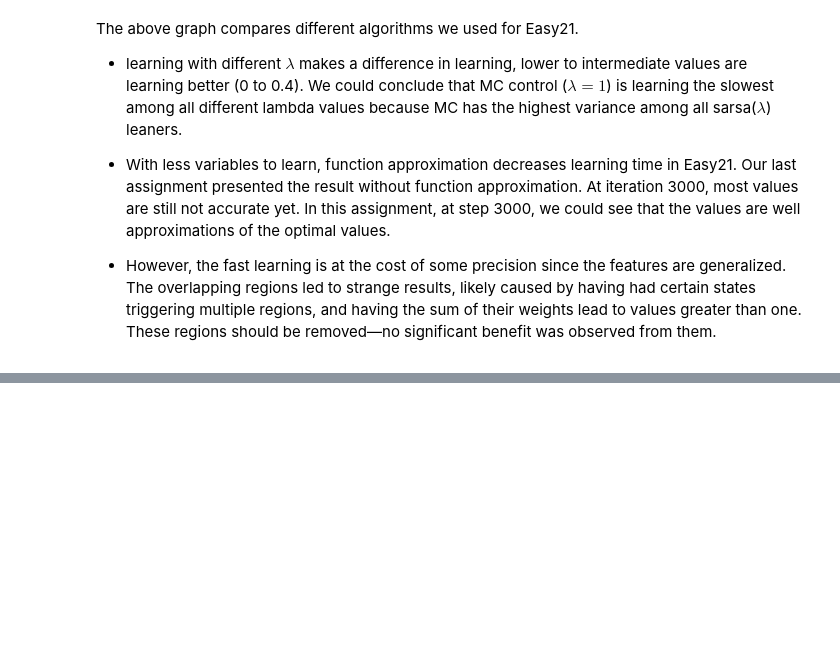
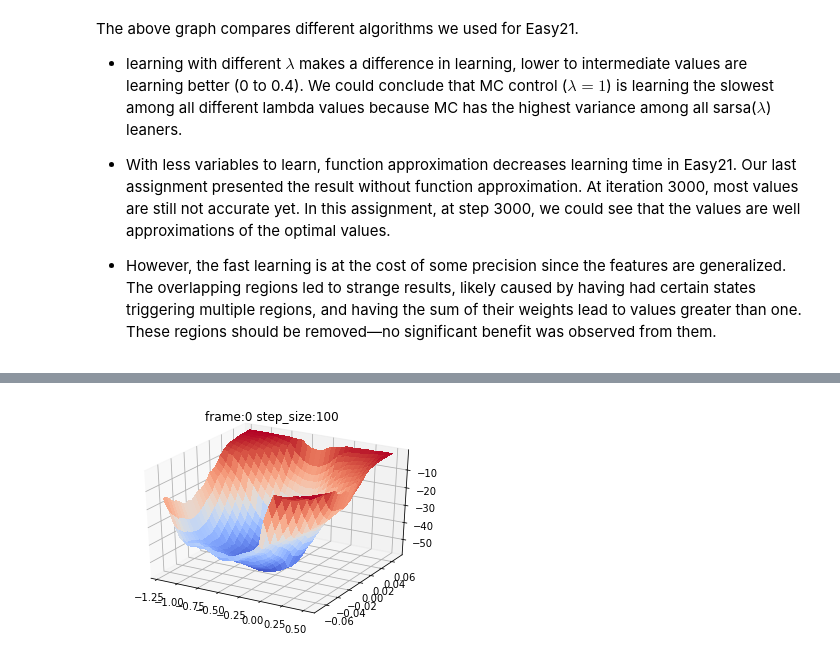
Before and after one commit to rllabmcgill/rlcourse-march-31-dy4242407, a Jupyter notebook: Assignment_SARSA_with_linear_function_approximation.ipynb, the cells around one changed output, grey strips where cells are left out. Cells and saved outputs as stored; diff of their text form; code cells hidden in the pictures; blank space fills up the shorter version.

```diff
--- a/Assignment_SARSA_with_linear_function_approximation.ipynb
+++ b/Assignment_SARSA_with_linear_function_approximation.ipynb
@@ -266,0 +556,35 @@ The above graph compares different algorithms we used for Easy21.
+# %%
+def animate(frame):
+    i = agent.iterations
+    #step_size = i
+    step_size = 100
+    agent.train(step_size)
+
+    ax.clear()
+    surf =  agent.plot_frame(ax)
+    plt.title('frame:%s step_size:%s ' % (frame, step_size) )
+    # plt.draw()
+    fig.canvas.draw()
+    #print("done ", frame, step_size, i)
+    return surf
+
+#%%
+import matplotlib.pyplot as plt
+import matplotlib.animation as animation
+from mpl_toolkits.mplot3d import Axes3D
+from matplotlib import cm
+get_ipython().magic(u'matplotlib inline')
+
+env1 = mountainCar()
+mlambda = 0.2
+agent = Sarsa_Agent(env1,mlambda)
+fig = plt.figure("N100")
+ax = fig.add_subplot(111, projection='3d')
+
+# ani = animation.FuncAnimation(fig, animate, 32, repeat=False)
+ani = animation.FuncAnimation(fig, animate, 10, repeat=False)
+
+# note: requires gif writer; swap with plt.show()
+ani.save('Sarsa_Agent_mountaincar_100_episode_per_frame.gif', writer='imagemagick', fps=3)
+# plt.show()
+# %% [output]
@@ -266,0 +603 @@ The above graph compares different algorithms we used for Easy21.
+[figure, added]
```
Also changed, not shown: parts of 13 cells of this notebook, 6 other files.
